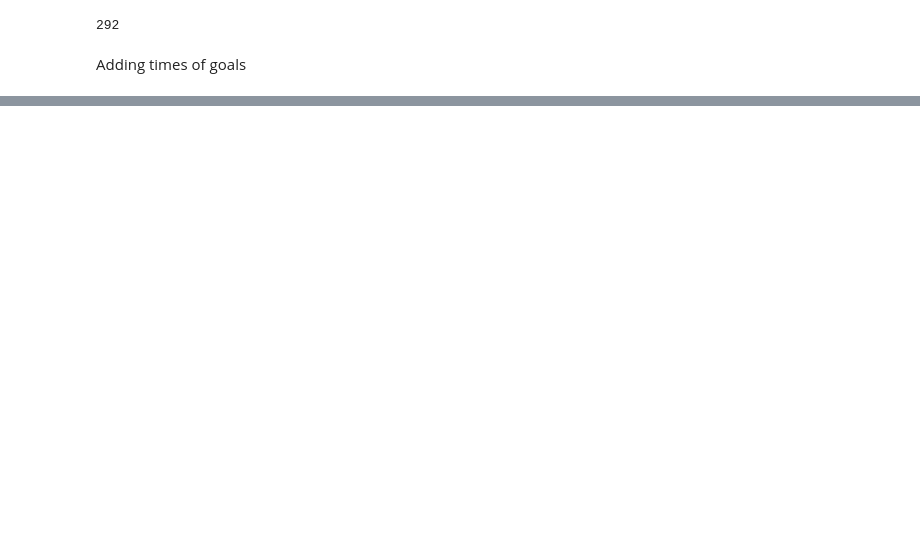
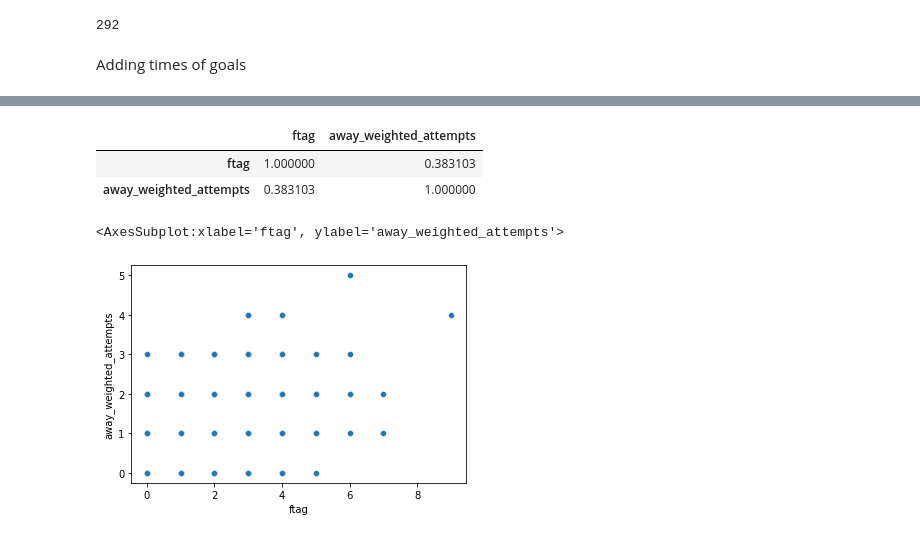
Before and after one commit to Khashayarsha/events_analysis, a Jupyter notebook: src/features/exploratory_notebook.ipynb, the cells around one changed output, grey strips where cells are left out. Drawn from its saved outputs; the diff is of its cells as text; code cells hidden in the pictures; blank space fills up the shorter version.

```diff
--- a/src/features/exploratory_notebook.ipynb
+++ b/src/features/exploratory_notebook.ipynb
@@ -332,10 +310,10 @@ home_assist_stds
 # %%
 home_assist_stds = pd.DataFrame(events_fr[(events_fr['assist_method'] != 0) & (events_fr['side'] == 1)].groupby(
-    'id_odsp event_team player2 '.split()).apply(lambda x: x.assist_method.count()).groupby('id_odsp').std())
+    'id_odsp event_team player2 '.split()).apply(lambda x: x.assist_method.count()).groupby('id_odsp').var())
 home_assist_stds.columns = ['home_assist_stds']
 
 away_assist_stds = pd.DataFrame(events_fr[(events_fr['assist_method'] != 0) & (events_fr['side'] == 2)].groupby(
-    'id_odsp event_team player2 '.split()).apply(lambda x: x.assist_method.count()).groupby('id_odsp').std())
+    'id_odsp event_team player2 '.split()).apply(lambda x: x.assist_method.count()).groupby('id_odsp').var())
 away_assist_stds.columns = ['away_assist_stds']
 
 matches_fr = pd.concat([matches_fr, home_assist_stds],   axis=1)
@@ -372,0 +377,25 @@ events_fr[(events_fr.id_odsp.isin(matches_fr.id_odsp)) & (events_fr['is_goal'] =
+# %%
+def h_index(x, side ):
+    #print(x)
+    if side ==1:
+
+        home_assists = np.clip(x['total_assists_home'], a_min=0.01, a_max=20)
+        home_std = np.clip(x['home_assist_stds'], a_min=0.01, a_max=10)
+        home_h_index = 2 / ((1/home_assists) + (1/home_std))
+
+        return home_h_index
+    elif side ==2:
+        away_assists = np.clip(x['total_assists_away'], a_min=0.01, a_max = 20)
+        away_std = np.clip(x['away_assist_stds'], a_min=0.01, a_max = 10)
+        away_h_index = 2 / ((1/away_assists) + (1/away_std))
+
+        return away_h_index
+    else:
+        error = print('CORRECT SIDE NOT SPECIFIED WHEN CALLING H-INDEX FUNCTION')
+        return
+# %%
+home_h_index = matches_fr.apply(lambda x: h_index(x, side = 1), axis = 'columns')
+away_h_index = matches_fr.apply(lambda x: h_index(x, side=2), axis='columns')
+
+matches_fr['home_h_index'] = home_h_index
+matches_fr['away_h_index'] = away_h_index
@@ -372,0 +465,17 @@ events_fr[(events_fr.id_odsp.isin(matches_fr.id_odsp)) & (events_fr['is_goal'] =
+# %%
+a   = pd.concat([matches_fr.ftag, np.floor(matches_fr.away_weighted_attempts)], axis = 1)
+a.corr()
+# %% [output]
+|  | ftag | away_weighted_attempts |
+| ftag | 1.000000 | 0.383103 |
+| away_weighted_attempts | 0.383103 | 1.000000 |
+# %%
+def scatterplot_correlation(x,y):
+    correlation = pd.concat([x, y], axis='columns').corr()
+    sns.scatterplot(x = x, y = y)
+
+
+sns.scatterplot(x=a.ftag, y = a.away_weighted_attempts)
+# %% [output]
+<AxesSubplot:xlabel='ftag', ylabel='away_weighted_attempts'>
+[figure, added]
```
Also changed, not shown: parts of 19 cells of this notebook.
